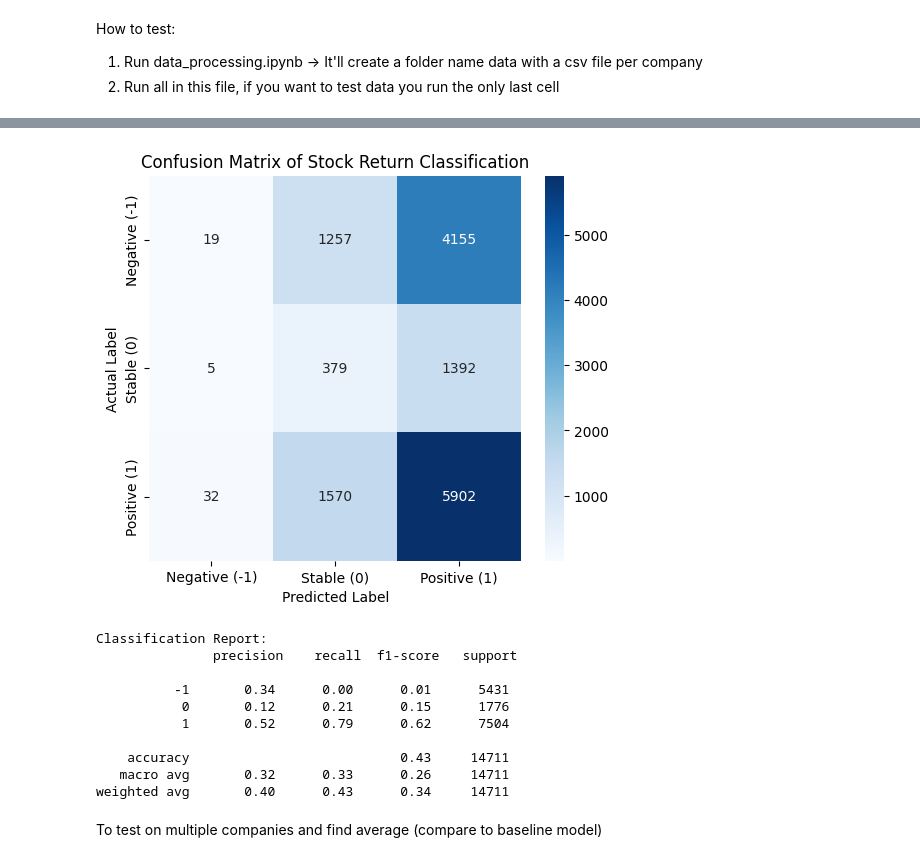
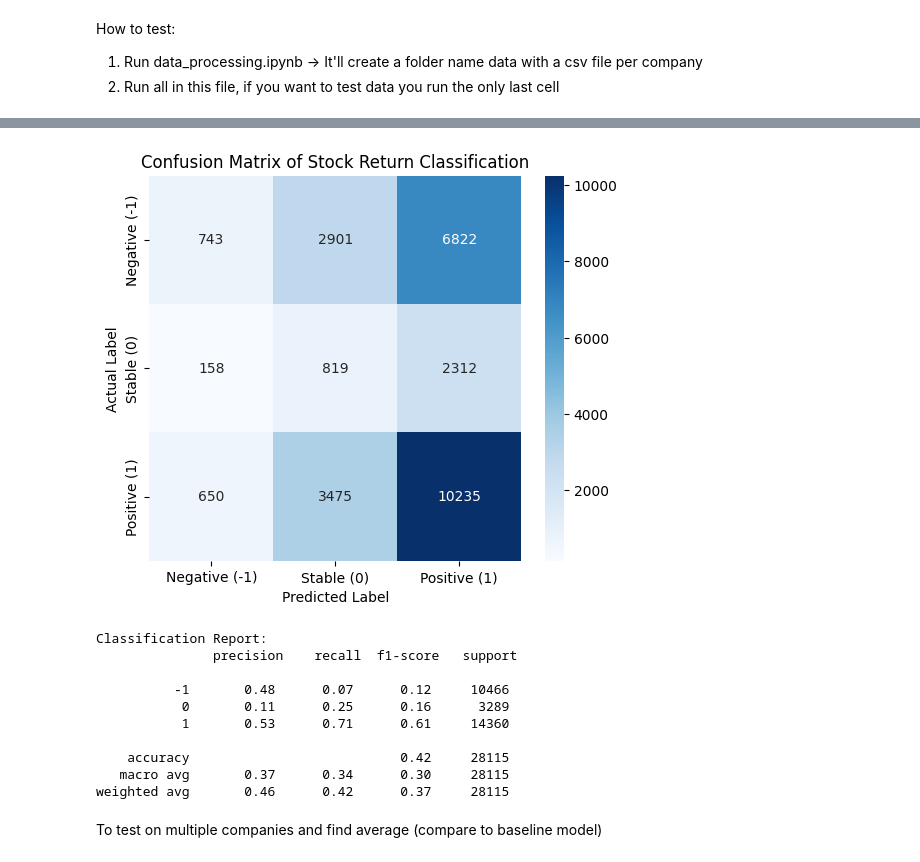
Before and after one commit to RainWoo1/LSTM-Stock-Portfolio-Curation, a Jupyter notebook: Final.ipynb, the cells around one changed output, grey strips where cells are left out. Cells and saved outputs as stored; diff of their text form; code cells hidden in the pictures.

Commit message:
Changed model

```diff
--- a/Final.ipynb
+++ b/Final.ipynb
@@ -109,3 +111,20 @@ def create_lstm_sequences(df, company_id):
     val_company_ids = [company_id] * len(val_X)
 
     return (train_X, train_Y, train_company_ids), (val_X, val_Y, val_company_ids)
+# %%
+company_files = [f.split(".csv")[0] for f in os.listdir("data_processing/outputs/by_ticker") if f.endswith(".csv")]  # 2501 companies
+company_to_id = {comp: idx for idx, comp in enumerate(company_files)}
+
+# Suggested starting point
+hidden_size = 256
+num_layers = 2
+embedding_dim = 32  # Reduced from original
+dropout = 0.3
+
+# Hyperparameters
+batch_size = 256
+
+input_size = 15
+seq_length = 5
+
+output_size = 1
@@ -150,22 +234,3 @@ class StockLSTM(nn.Module):
         output = self.fc(attn_output[:, -1, :])
 
         return output
-# %%
-company_files = [f.split(".csv")[0] for f in os.listdir("data_processing/outputs/by_ticker") if f.endswith(".csv")]  # 2501 companies
-# print(len(company_files))
-company_to_id = {comp: idx for idx, comp in enumerate(company_files)}
-# print(company_to_id)
-
-# Hyperparameters
-num_epochs = 100
-batch_size = 256
-feature_input_size = len(FEATURE_COLUMNS)  # This should match actual features before embedding
-embedding_dim = 33  # sqrt(num_companies) 547 companies
-input_size = 15
-seq_length = 5
-num_heads = 8
-
-hidden_size = 64
-num_layers = 2
-output_size = 1
-learning_rate = 0.001
@@ -171,0 +515,3 @@ learning_rate = 0.001
+# %%
+model = initialize_model(train_dataloader, num_companies=len(company_files))
+val_targets, val_preds = train_model(model, train_dataloader, val_dataloader)
@@ -385,44 +1082,44 @@ plt.show()
 # %%
 import numpy as np
 import matplotlib.pyplot as plt
 import seaborn as sns
 from sklearn.metrics import confusion_matrix, classification_report
 
 # Define threshold for classifying stock returns
 threshold = 0.01  # Modify based on volatility
 
 # Convert actual values into classes
 def classify_stock_returns(values, threshold=0.01):
     return np.where(values > threshold, 1, np.where(values < -threshold, -1, 0))
 
 # Convert actual & predicted returns into classes
-actual_classes = classify_stock_returns(np.array(all_val_targets), threshold)
-predicted_classes = classify_stock_returns(np.array(all_val_preds), threshold)
-
+actual_classes = classify_stock_returns(np.array(val_targets), threshold)
+predicted_classes = classify_stock_returns(np.array(val_preds), threshold)
+# test_targets, test_preds
 # Compute confusion matrix
 conf_matrix = confusion_matrix(actual_classes, predicted_classes)
 
 # Plot Confusion Matrix
 plt.figure(figsize=(6, 5))
 sns.heatmap(conf_matrix, annot=True, fmt="d", cmap="Blues",
             xticklabels=["Negative (-1)", "Stable (0)", "Positive (1)"],
             yticklabels=["Negative (-1)", "Stable (0)", "Positive (1)"])
 plt.xlabel("Predicted Label")
 plt.ylabel("Actual Label")
 plt.title("Confusion Matrix of Stock Return Classification")
 plt.show()
 
 # Print classification report
 print("Classification Report:\n", classification_report(actual_classes, predicted_classes))
 # %% [output]
-[figure, old version]
+[figure, new version]
 Classification Report:
                precision    recall  f1-score   support
 
-          -1       0.34      0.00      0.01      5431
-           0       0.12      0.21      0.15      1776
-           1       0.52      0.79      0.62      7504
+          -1       0.48      0.07      0.12     10466
+           0       0.11      0.25      0.16      3289
+           1       0.53      0.71      0.61     14360
 
-    accuracy                           0.43     14711
-   macro avg       0.32      0.33      0.26     14711
-weighted avg       0.40      0.43      0.34     14711
+    accuracy                           0.42     28115
+   macro avg       0.37      0.34      0.30     28115
+weighted avg       0.46      0.42      0.37     28115
```
Also changed, not shown: parts of 28 cells of this notebook.
